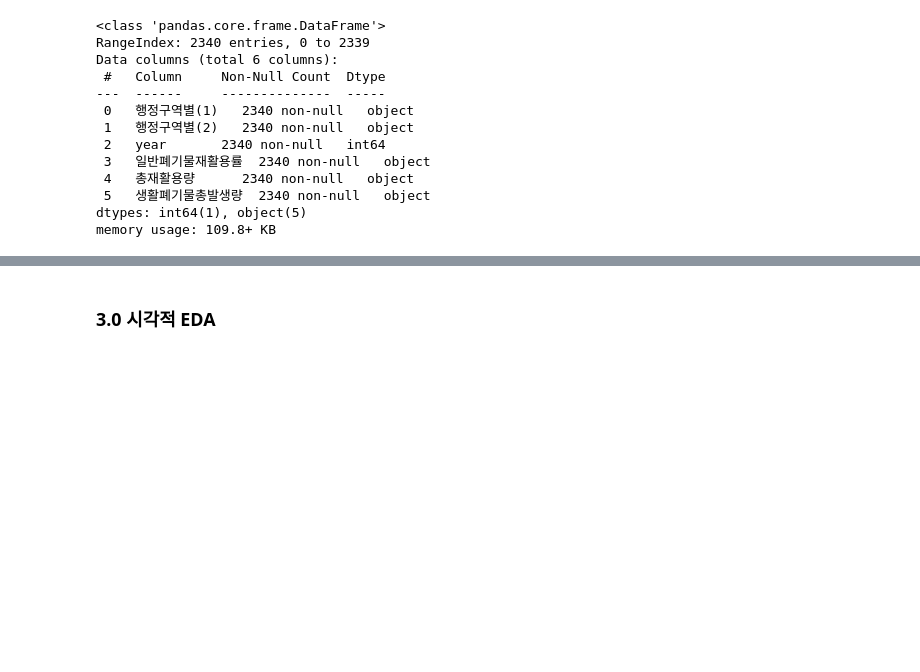
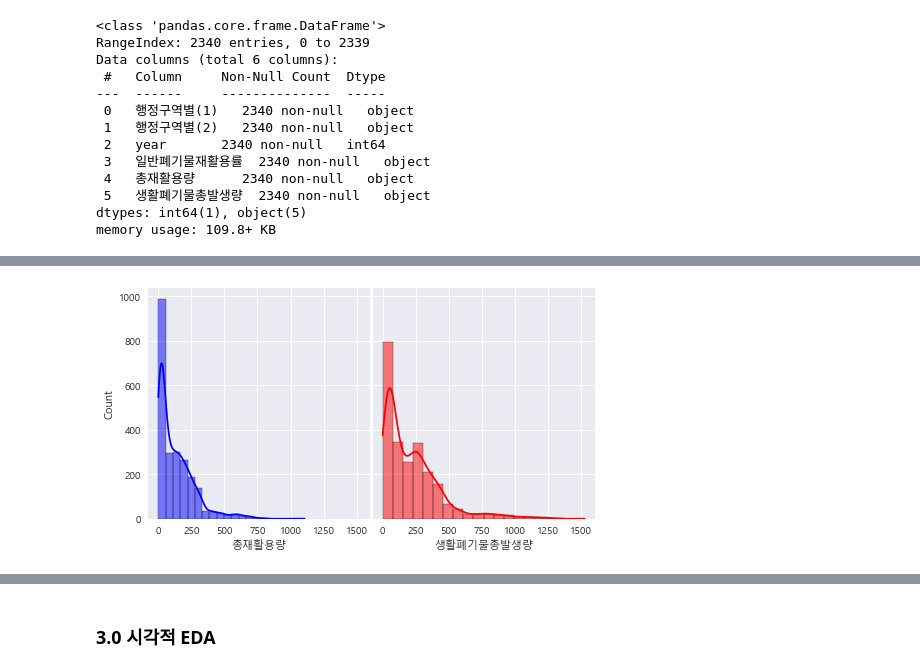
Before and after one commit to huitaek/project_mini_analyze_waste, a Jupyter notebook: src/EDA_hitagi.ipynb, the cells around one changed output, grey strips where cells are left out. Cells and saved outputs as stored; diff of their text form; code cells hidden in the pictures; blank space fills up the shorter version.

```diff
--- a/src/EDA_hitagi.ipynb
+++ b/src/EDA_hitagi.ipynb
@@ -101,0 +179,10 @@ df.corr()
+# %%
+# 총재활용량, 생활폐기물총발생량 히스토그램
+
+fig, axes = plt.subplots(1, 2, figsize=(8, 4), sharex=True, sharey=True)
+sns.histplot(data=df, x="총재활용량", kde=True, color="blue", ax=axes[0], bins=20)
+sns.histplot(data=df, x="생활폐기물총발생량", kde=True, color="red", ax=axes[1], bins=20)
+fig.subplots_adjust(top=0.925, wspace=0.01)
+plt.show()
+# %% [output]
+[figure, added]
```
Also changed, not shown: parts of 24 cells of this notebook.
